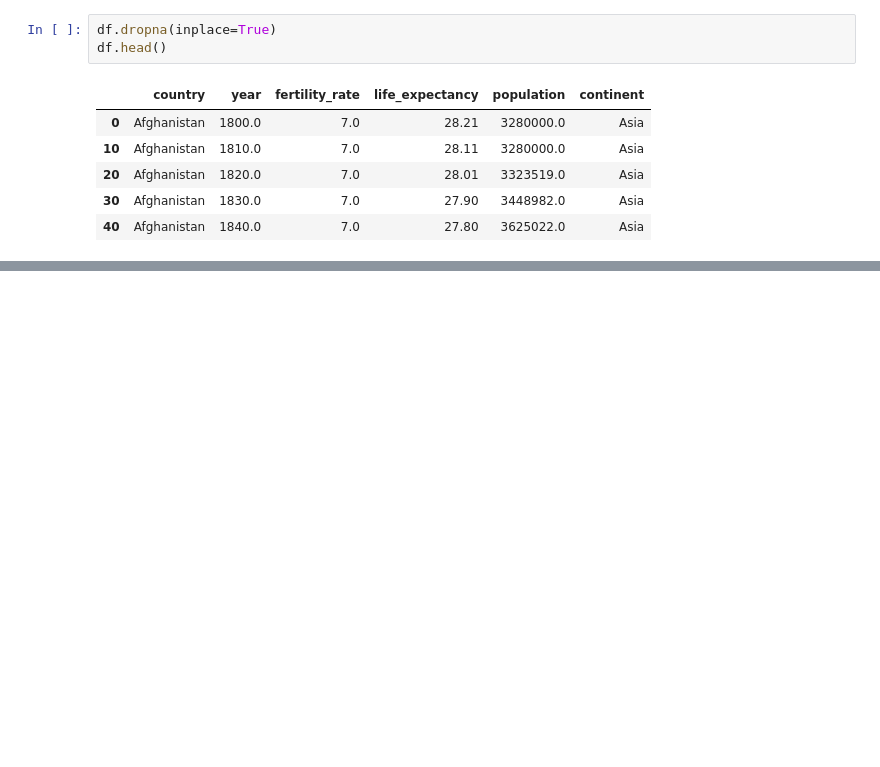
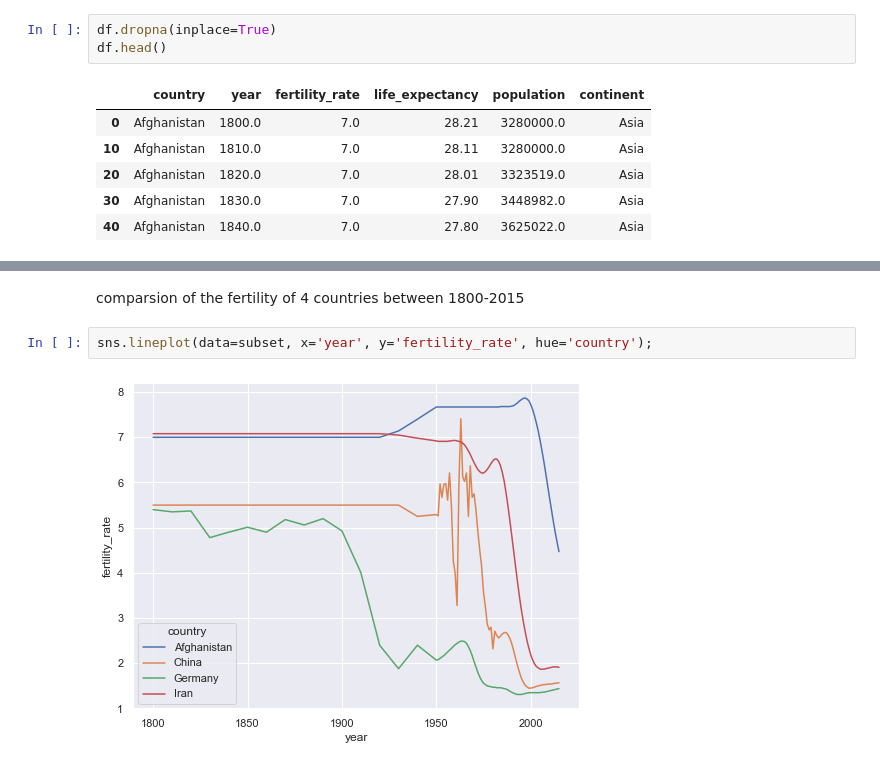
Before and after one commit to miladbehrooz/Gapminder_Analysis, a Jupyter notebook: notebook/gapminder_analysis.ipynb, the cells around one changed output, grey strips where cells are left out. Saved outputs shown, nothing was run; the diff lists cells and outputs as text; blank space fills up the shorter version.

```diff
--- a/notebook/gapminder_analysis.ipynb
+++ b/notebook/gapminder_analysis.ipynb
@@ -263,0 +303,6 @@ df.head()
+# %% [markdown]
+comparsion of the fertility of 4 countries between 1800-2015
+# %%
+sns.lineplot(data=subset, x='year', y='fertility_rate', hue='country');
+# %% [output]
+[figure, added]
```
Also changed, not shown: parts of 22 cells of this notebook.
